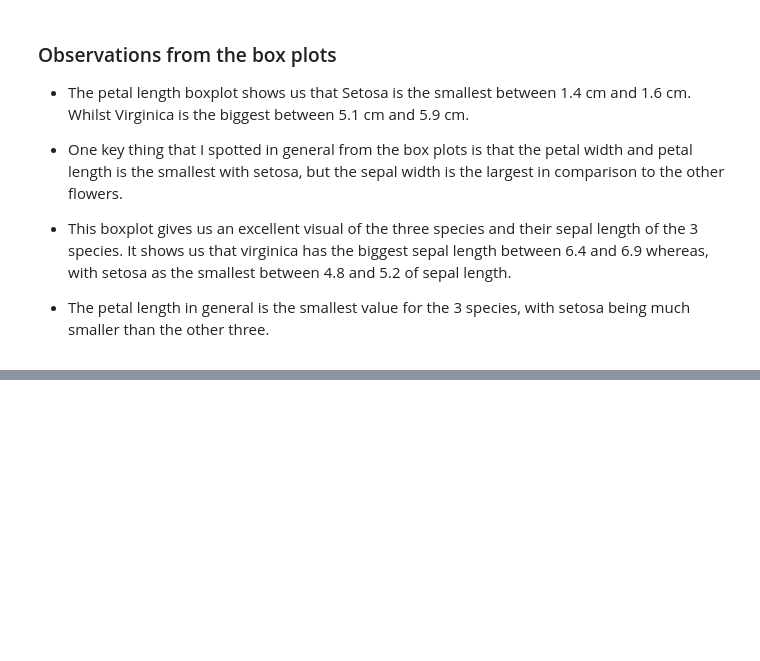
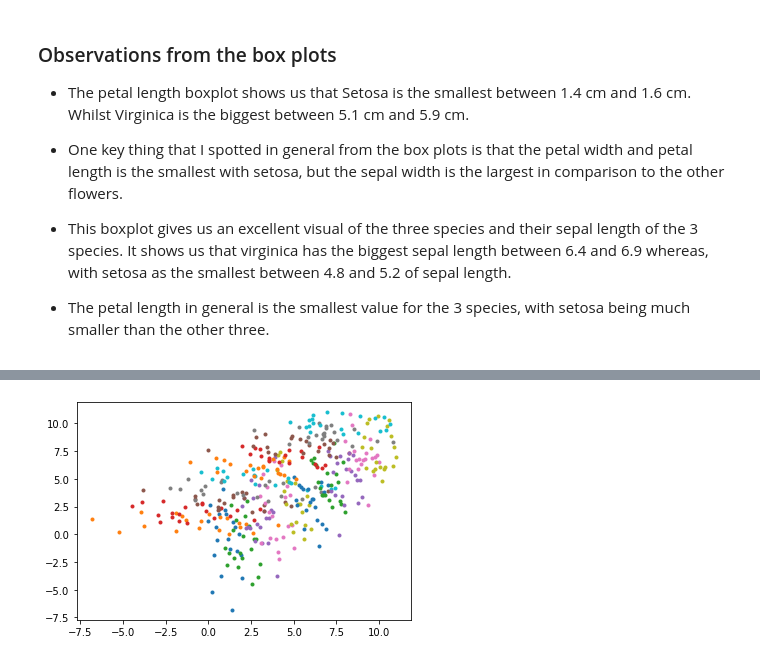
Before and after one commit to KenLin765/funddata-assessment, a Jupyter notebook: practicals/4.Outliers.ipynb, the cells around one changed output, grey strips where cells are left out. Cells and saved outputs as stored; diff of their text form; code cells hidden in the pictures; blank space fills up the shorter version.

```diff
--- a/practicals/4.Outliers.ipynb
+++ b/practicals/4.Outliers.ipynb
@@ -211,0 +265,3 @@ Original code on https://github.com/ianmcloughlin/2223-S1-fund-data-analysis/blo
+# %%
+for i in range(len(xs)):
+    print (i)
@@ -211,0 +279,7 @@ Original code on https://github.com/ianmcloughlin/2223-S1-fund-data-analysis/blo
+# %%
+# Plot the same points, but now with a different colour for each range.
+for i in range(len(xs)):
+    plt.plot(xs[i], ys[i], '.')
+    plt.plot(ys[i], xs[i], '.')
+# %% [output]
+[figure, added]
```
Also changed, not shown: parts of 16 cells of this notebook, 1 other file.
